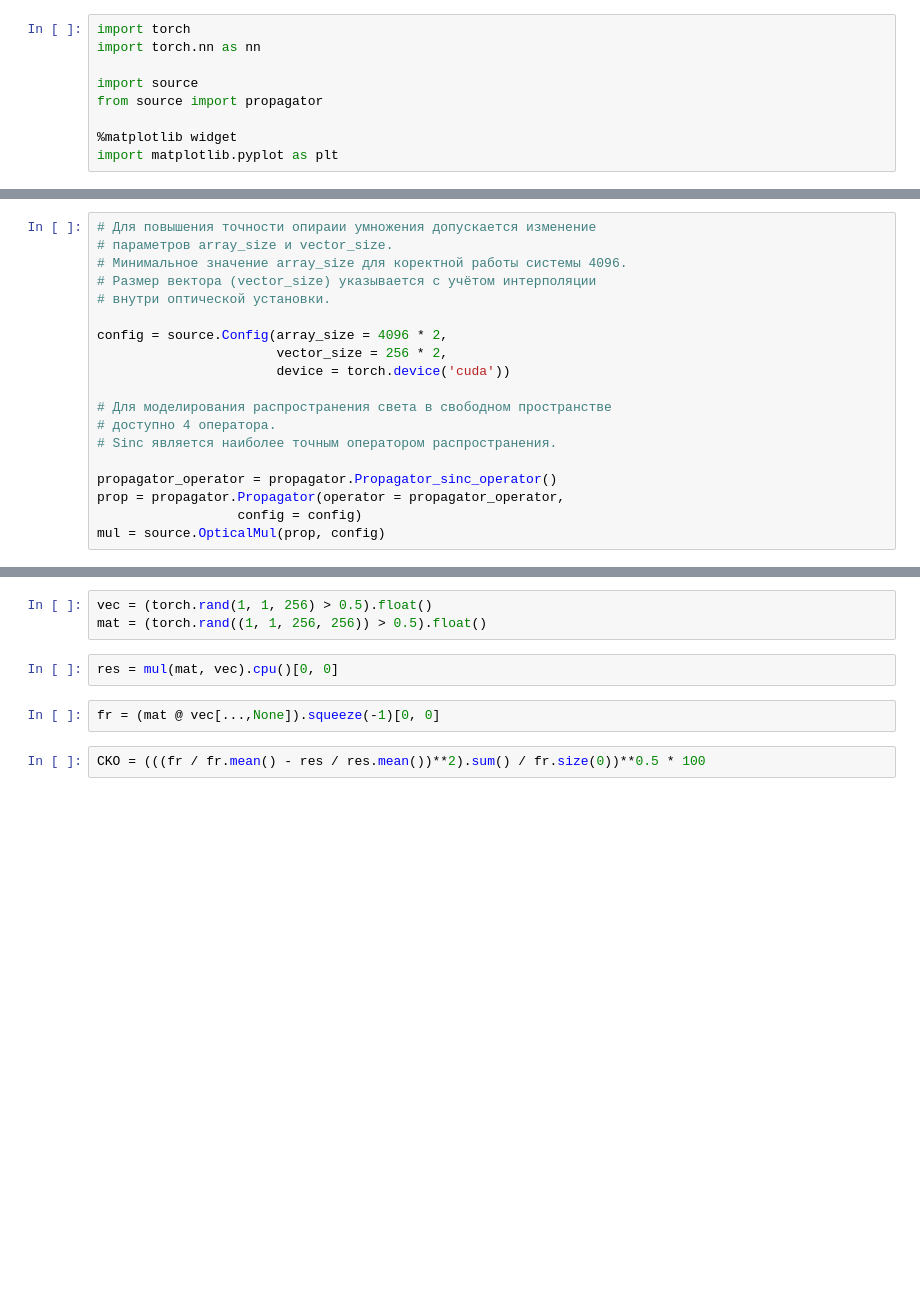
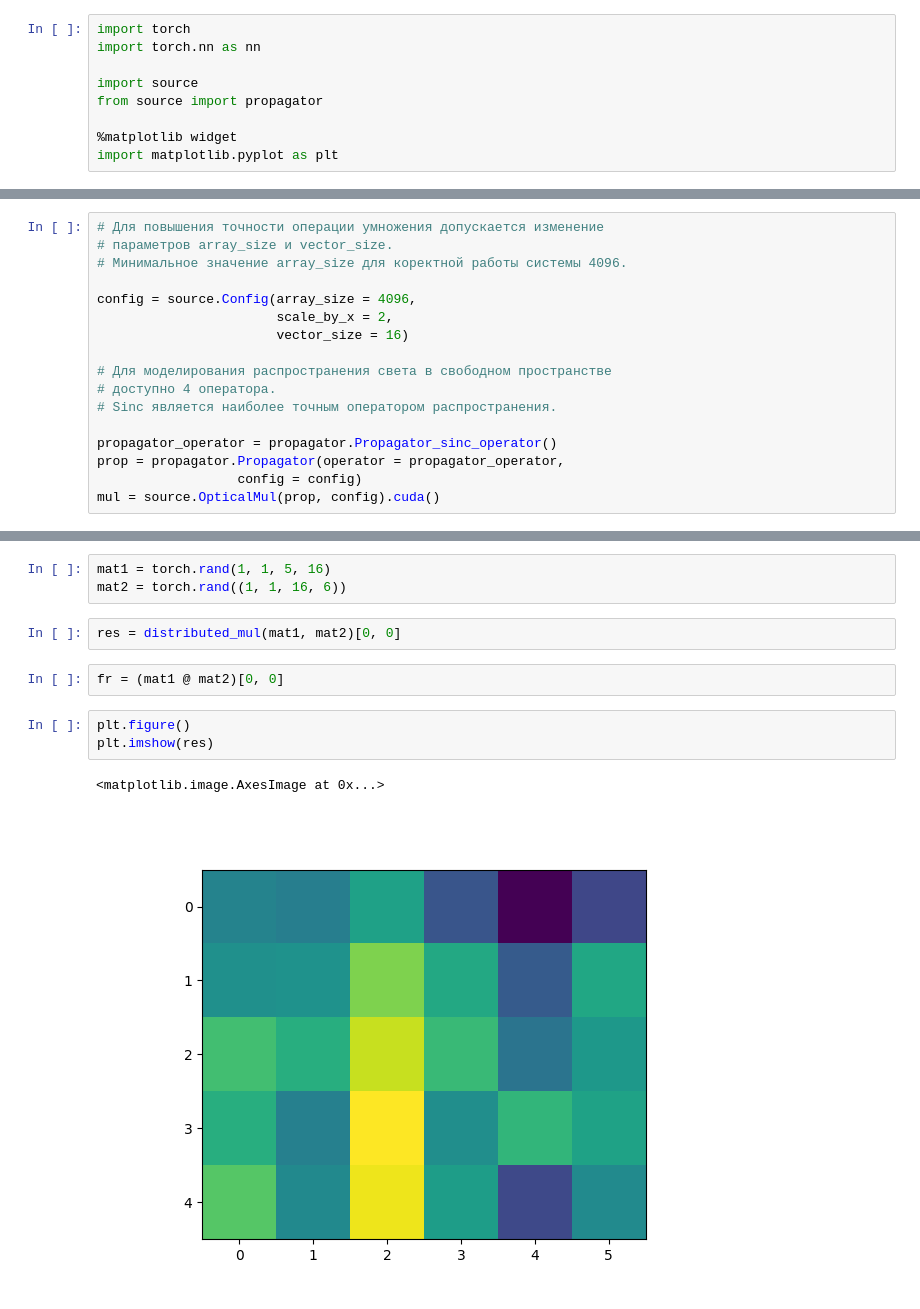
Before and after one commit to amacomm/Optical_matrix_multiplication, a Jupyter notebook: Notebook.ipynb, the cells around one changed output, grey strips where cells are left out. Saved outputs shown, nothing was run; the diff lists cells and outputs as text; blank space fills up the shorter version.

```diff
--- a/Notebook.ipynb
+++ b/Notebook.ipynb
@@ -10,13 +12,11 @@ import matplotlib.pyplot as plt
 # %%
-# Для повышения точности опираии умножения допускается изменение
+# Для повышения точности операции умножения допускается изменение
 # параметров array_size и vector_size.
 # Минимальное значение array_size для коректной работы системы 4096.
-# Размер вектора (vector_size) указывается с учётом интерполяции
-# внутри оптической установки.
 
-config = source.Config(array_size = 4096 * 2,
-                       vector_size = 256 * 2,
-                       device = torch.device('cuda'))
+config = source.Config(array_size = 4096,
+                       scale_by_x = 2,
+                       vector_size = 16)
 
 # Для моделирования распространения света в свободном пространстве
 # доступно 4 оператора.
@@ -25,4 +25,4 @@ config = source.Config(array_size = 4096 * 2,
 propagator_operator = propagator.Propagator_sinc_operator()
 prop = propagator.Propagator(operator = propagator_operator,
                   config = config)
-mul = source.OpticalMul(prop, config)
+mul = source.OpticalMul(prop, config).cuda()
@@ -29,9 +33,13 @@ mul = source.OpticalMul(prop, config)
 # %%
-vec = (torch.rand(1, 1, 256) > 0.5).float()
-mat = (torch.rand((1, 1, 256, 256)) > 0.5).float()
+mat1 = torch.rand(1, 1, 5, 16)
+mat2 = torch.rand((1, 1, 16, 6))
-# %%
-res = mul(mat, vec).cpu()[0, 0]
-# %%
-fr = (mat @ vec[...,None]).squeeze(-1)[0, 0]
-# %%
-CKO = (((fr / fr.mean() - res / res.mean())**2).sum() / fr.size(0))**0.5 * 100
+# %%
+res = distributed_mul(mat1, mat2)[0, 0]
+# %%
+fr = (mat1 @ mat2)[0, 0]
+# %%
+plt.figure()
+plt.imshow(res)
+# %% [output]
+<matplotlib.image.AxesImage at 0x...>
+[figure, added]
```
Also changed, not shown: parts of 15 cells of this notebook, 6 other files.
